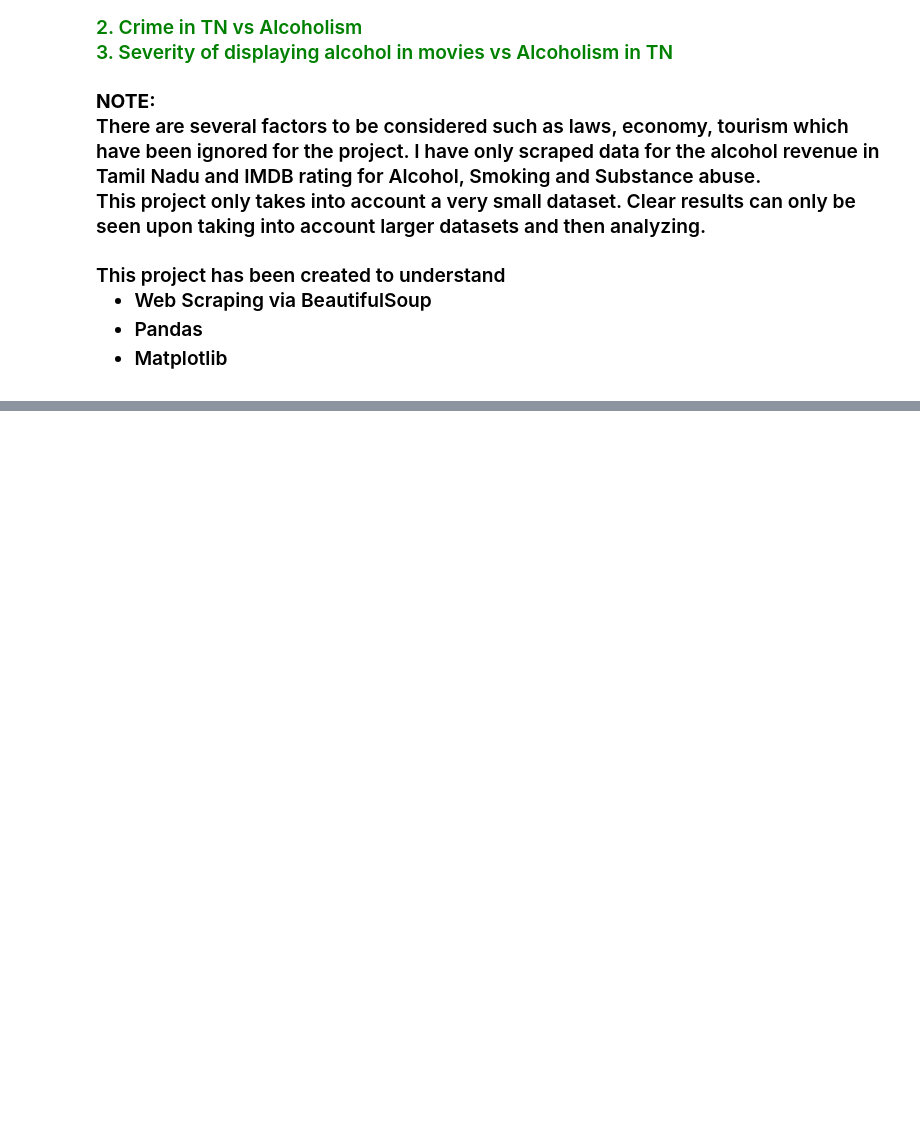
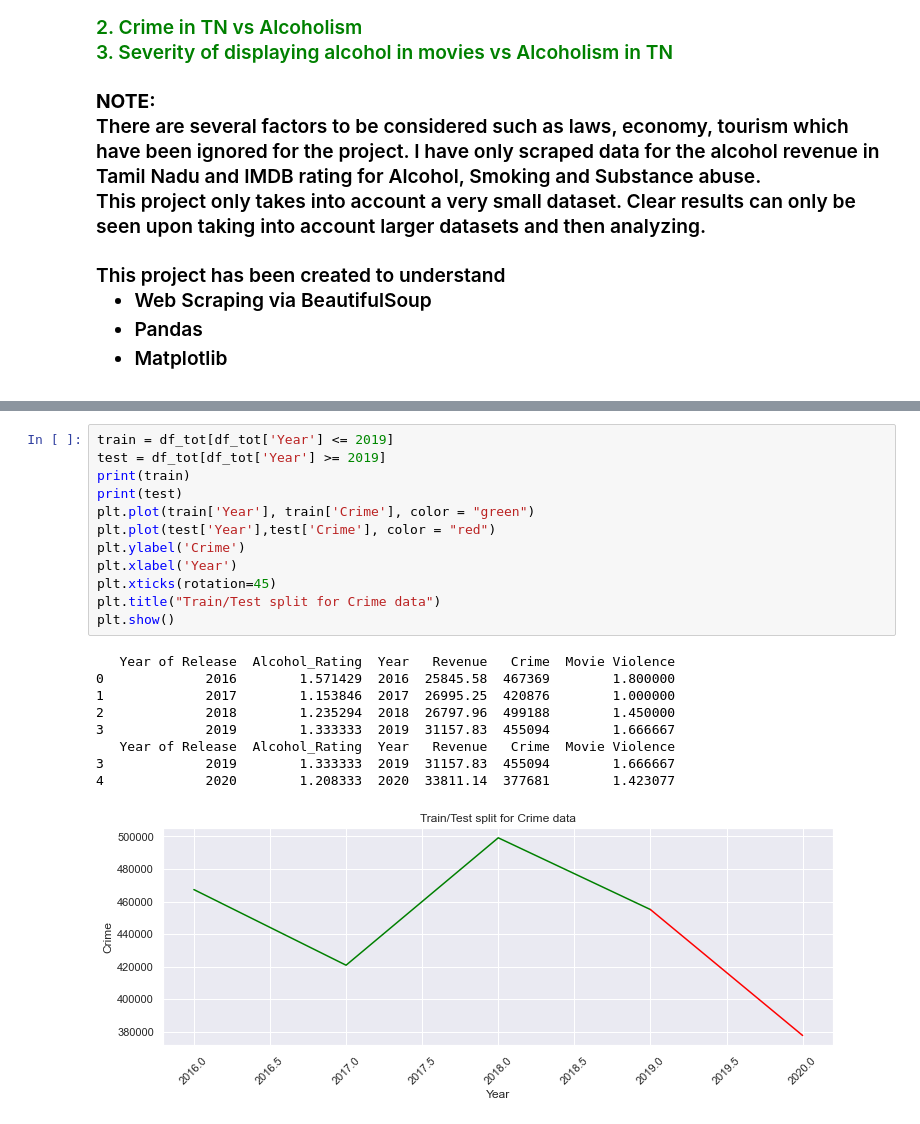
Before and after one commit to Roshni-Bala/Movies-Alcohol-Data-Analysis, a Jupyter notebook: Movies.ipynb, the cells around one changed output, grey strips where cells are left out. Saved outputs shown, nothing was run; the diff lists cells and outputs as text; blank space fills up the shorter version.

```diff
--- a/Movies.ipynb
+++ b/Movies.ipynb
@@ -811,0 +840,22 @@ plt.show()
+# %%
+train = df_tot[df_tot['Year'] <= 2019]
+test = df_tot[df_tot['Year'] >= 2019]
+print(train)
+print(test)
+plt.plot(train['Year'], train['Crime'], color = "green")
+plt.plot(test['Year'],test['Crime'], color = "red")
+plt.ylabel('Crime')
+plt.xlabel('Year')
+plt.xticks(rotation=45)
+plt.title("Train/Test split for Crime data")
+plt.show()
+# %% [output]
+   Year of Release  Alcohol_Rating  Year   Revenue   Crime  Movie Violence
+0             2016        1.571429  2016  25845.58  467369        1.800000
+1             2017        1.153846  2017  26995.25  420876        1.000000
+2             2018        1.235294  2018  26797.96  499188        1.450000
+3             2019        1.333333  2019  31157.83  455094        1.666667
+   Year of Release  Alcohol_Rating  Year   Revenue   Crime  Movie Violence
+3             2019        1.333333  2019  31157.83  455094        1.666667
+4             2020        1.208333  2020  33811.14  377681        1.423077
+[figure, added]
```
Also changed, not shown: parts of 24 cells of this notebook.
